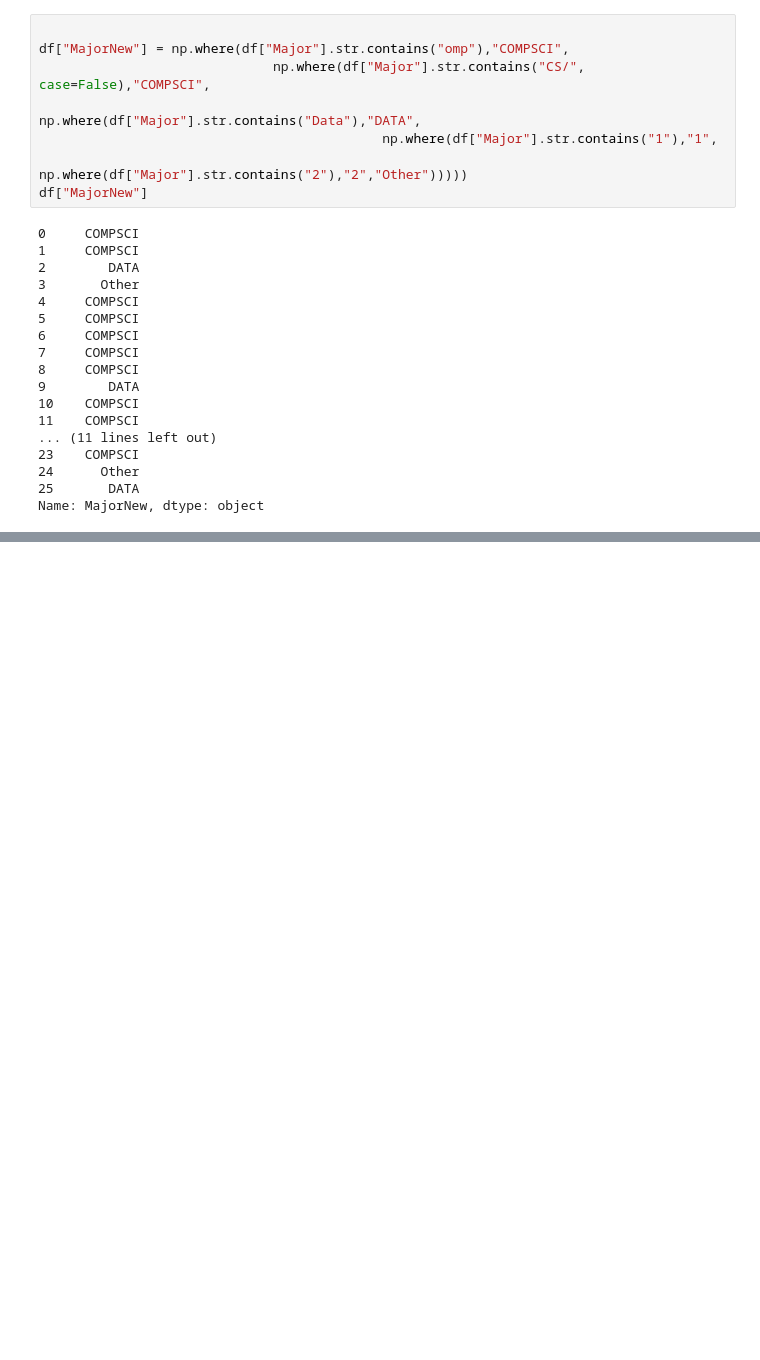
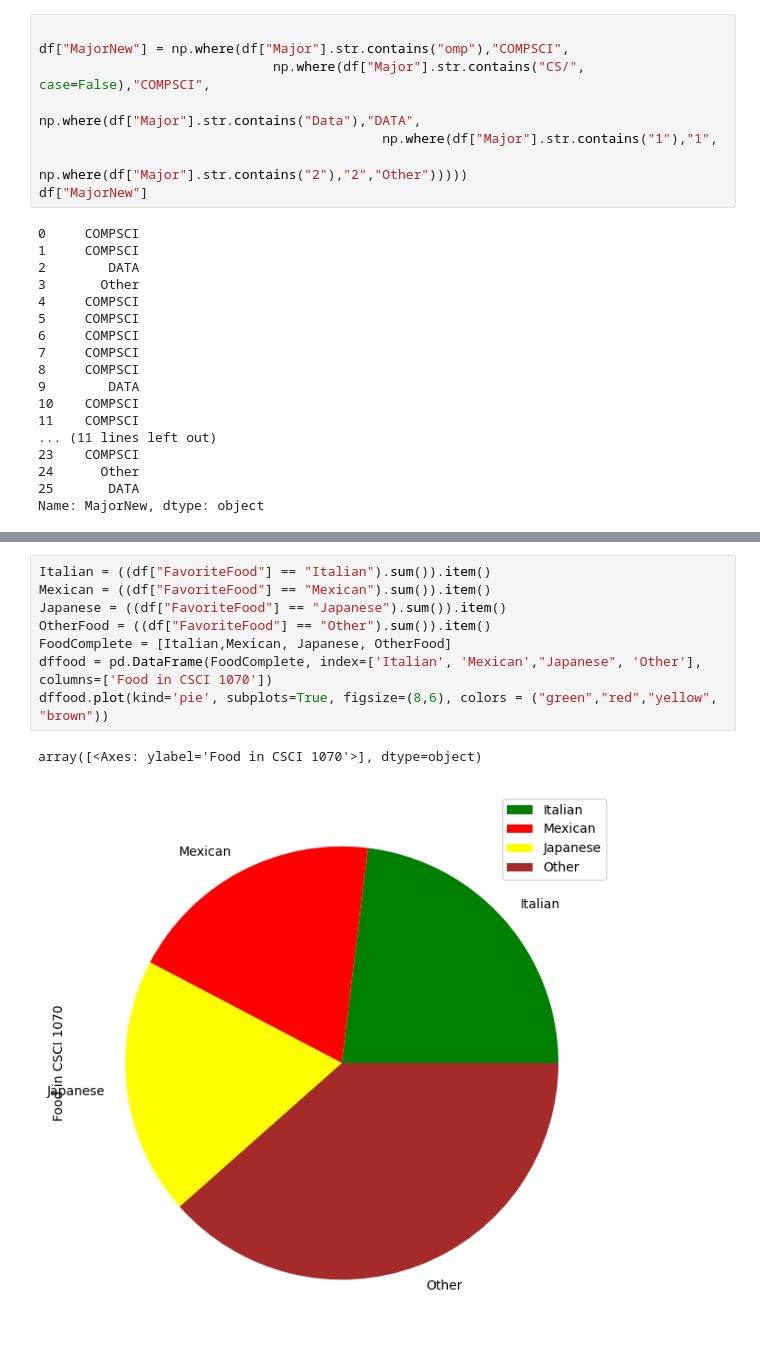
Before and after one commit to isakhel/iovanecs1070, a Jupyter notebook: Homework/homework-9-19.ipynb, the cells around one changed output, grey strips where cells are left out. Saved outputs shown, nothing was run; the diff lists cells and outputs as text; blank space fills up the shorter version.

```diff
--- a/Homework/homework-9-19.ipynb
+++ b/Homework/homework-9-19.ipynb
@@ -176,0 +284,11 @@ Name: AgeNew, dtype: object
+# %%
+Italian = ((df["FavoriteFood"] == "Italian").sum()).item()
+Mexican = ((df["FavoriteFood"] == "Mexican").sum()).item()
+Japanese = ((df["FavoriteFood"] == "Japanese").sum()).item()
+OtherFood = ((df["FavoriteFood"] == "Other").sum()).item()
+FoodComplete = [Italian,Mexican, Japanese, OtherFood]
+dffood = pd.DataFrame(FoodComplete, index=['Italian', 'Mexican',"Japanese", 'Other'], columns=['Food in CSCI 1070'])
+dffood.plot(kind='pie', subplots=True, figsize=(8,6), colors = ("green","red","yellow", "brown"))
+# %% [output]
+array([<Axes: ylabel='Food in CSCI 1070'>], dtype=object)
+[figure, added]
```
Also changed, not shown: parts of 13 cells of this notebook.
